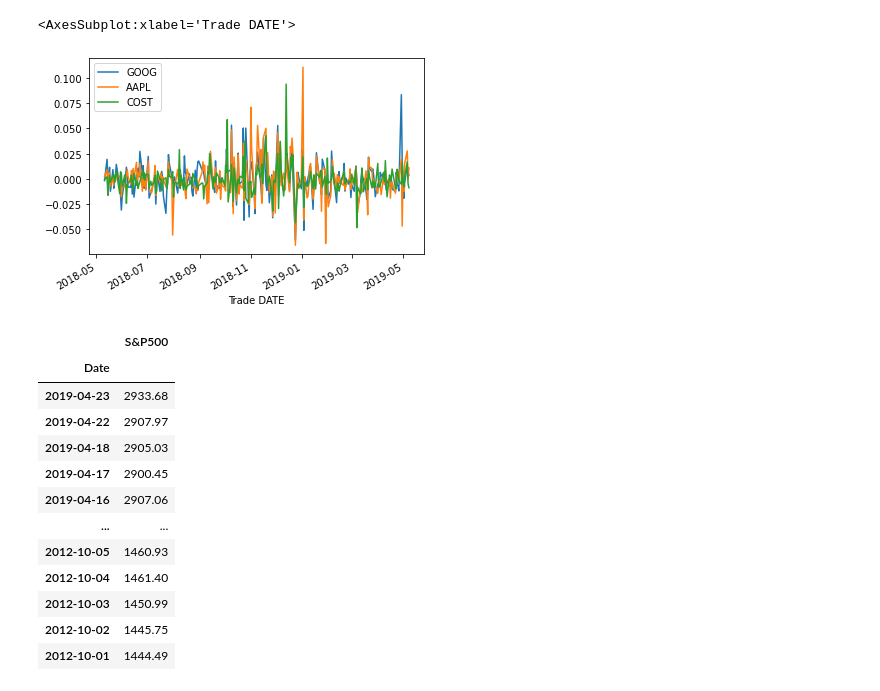
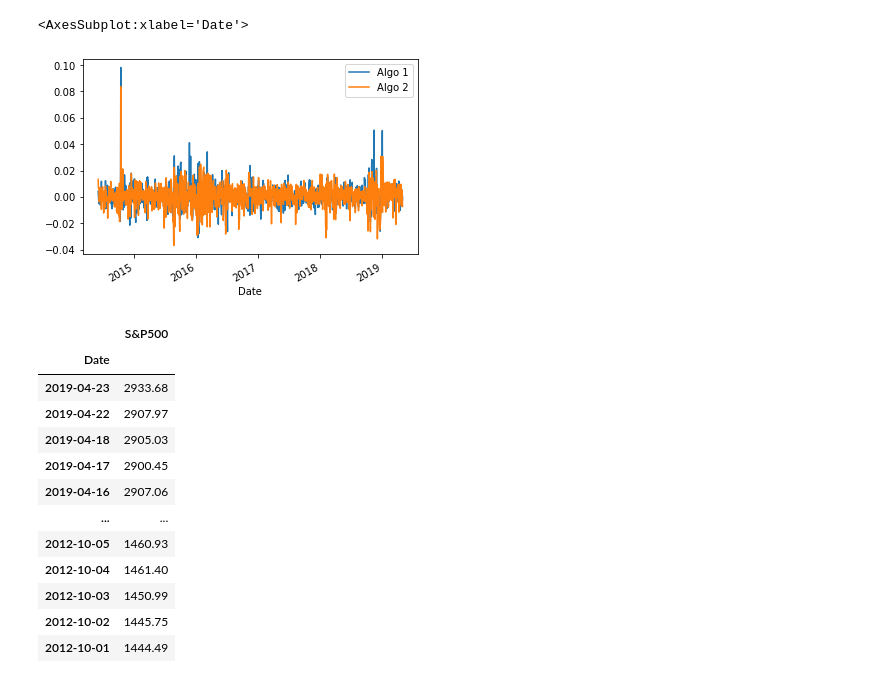
Before and after one commit to axiumresearch/python-homework, a Jupyter notebook: Pandas/Pandas_HW.ipynb, the cells around one changed output. Cells and saved outputs as stored; diff of their text form; code cells hidden in the pictures.

```diff
--- a/Pandas/Pandas_HW.ipynb
+++ b/Pandas/Pandas_HW.ipynb
@@ -94,9 +18,10 @@ portfolio_returns
-# %%
-# Portfolio plot
-portfolio_returns.plot()
-# %% [output]
-<AxesSubplot:xlabel='Trade DATE'>
-[figure, removed]
+# %%
+algo.dtypes
+algo.dropna(inplace=True)
+algo.plot()
+# %% [output]
+<AxesSubplot:xlabel='Date'>
+[figure, added]
 # %%
 # Reading and dropping dupplicates sp500 and changing Close to S&P500
 sp500_historical_csv = Path('Resources/sp500_history.csv')
```
Also changed, not shown: parts of 20 cells of this notebook.
